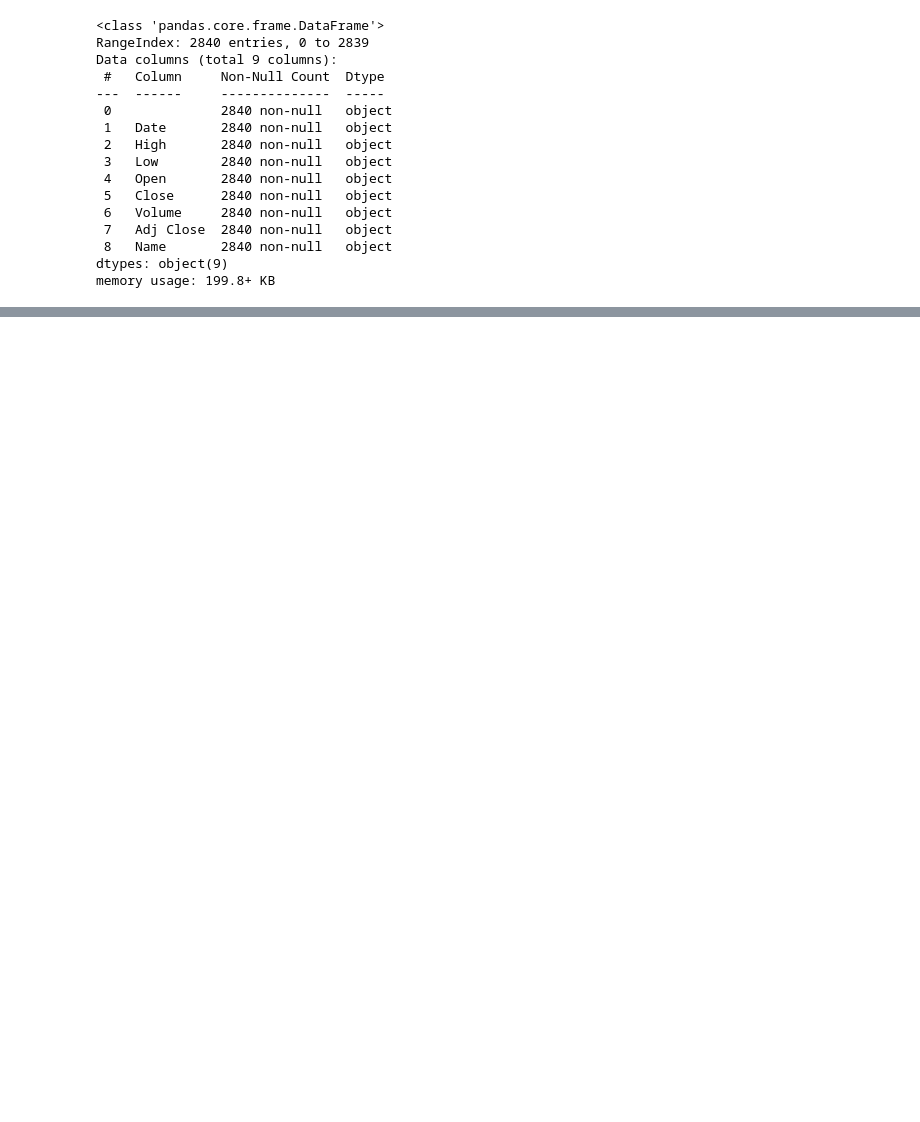
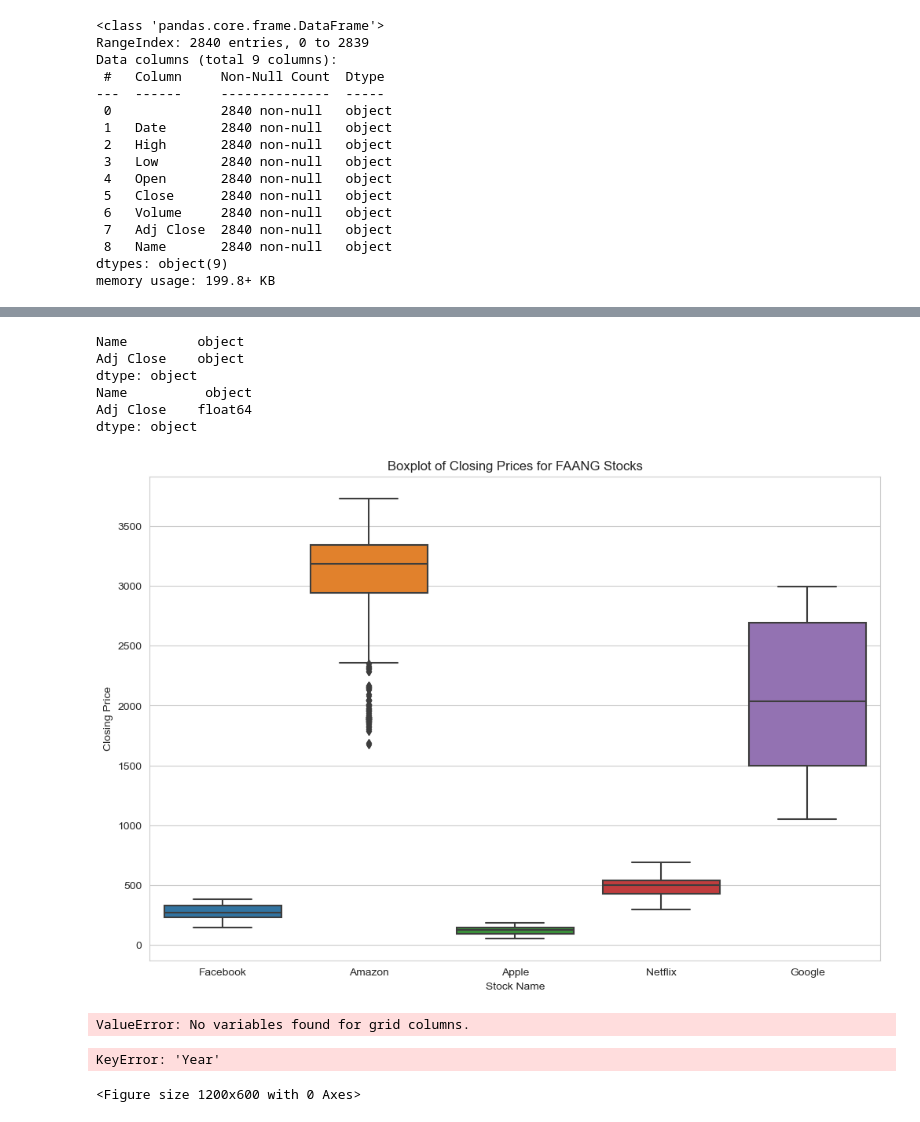
Before and after one commit to SahillMulani/Database-and-Analytics-Programming-Project, a Jupyter notebook: x22217061/FAANG ETL.ipynb, the cells around one changed output, grey strips where cells are left out. Cells and saved outputs as stored; diff of their text form; code cells hidden in the pictures; blank space fills up the shorter version.

```diff
--- a/x22217061/FAANG ETL.ipynb
+++ b/x22217061/FAANG ETL.ipynb
@@ -79,0 +133,54 @@ memory usage: 199.8+ KB
+# %%
+import pandas as pd
+import seaborn as sns
+import matplotlib.pyplot as plt
+
+
+
+# Check data types of relevant columns
+print(df[['Name', 'Adj Close']].dtypes)
+
+# Convert 'Adj Close' to numeric if needed
+df['Adj Close'] = pd.to_numeric(df['Adj Close'], errors='coerce')
+
+# Check data types again
+print(df[['Name', 'Adj Close']].dtypes)
+
+# Box plot of closing prices for each stock
+plt.figure(figsize=(12, 8))
+sns.boxplot(x='Name', y='Adj Close', data=df)
+plt.title('Boxplot of Closing Prices for FAANG Stocks')
+plt.xlabel('Stock Name')
+plt.ylabel('Closing Price')
+plt.show()
+# %% [output]
+Name         object
+Adj Close    object
+dtype: object
+Name          object
+Adj Close    float64
+dtype: object
+[figure, added]
+# %%
+
+# Pairplot for selected columns
+selected_columns = ['Close', 'Volume', 'High', 'Low', 'Open']
+sns.pairplot(df[selected_columns])
+plt.suptitle('Pairplot of Selected FAANG Stock Features', y=1.02)
+plt.show()
+# %% [output]
+ValueError: No variables found for grid columns.
+# %%
+
+
+# Monthly average closing price trend
+plt.figure(figsize=(12, 6))
+monthly_avg_prices = df.groupby(['Year', 'Month'])['Close'].mean().reset_index()
+sns.lineplot(x=monthly_avg_prices.index, y='Close', data=monthly_avg_prices)
+plt.title('Monthly Average Closing Price Trend')
+plt.xlabel('Month')
+plt.ylabel('Average Closing Price')
+plt.show()
+# %% [output]
+KeyError: 'Year'
+<Figure size 1200x600 with 0 Axes>
```
Also changed, not shown: parts of 6 cells of this notebook.
